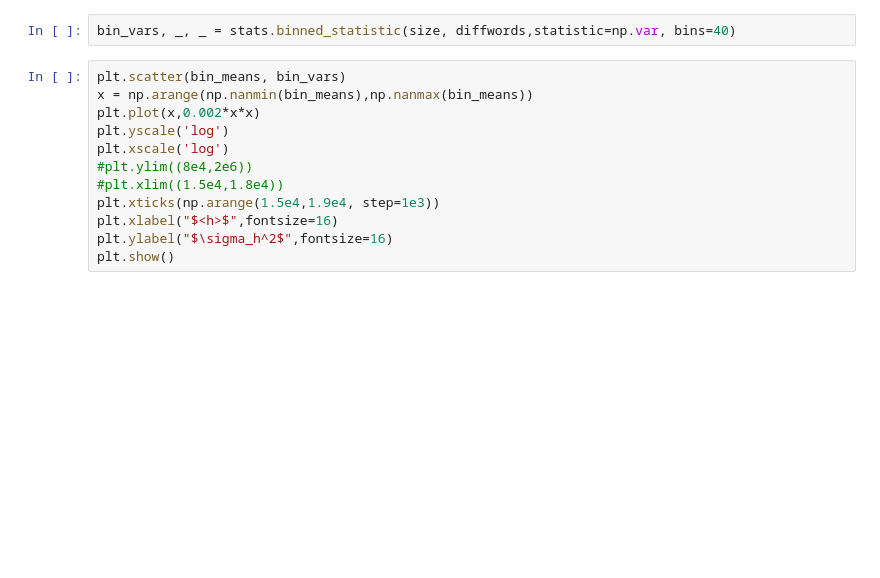
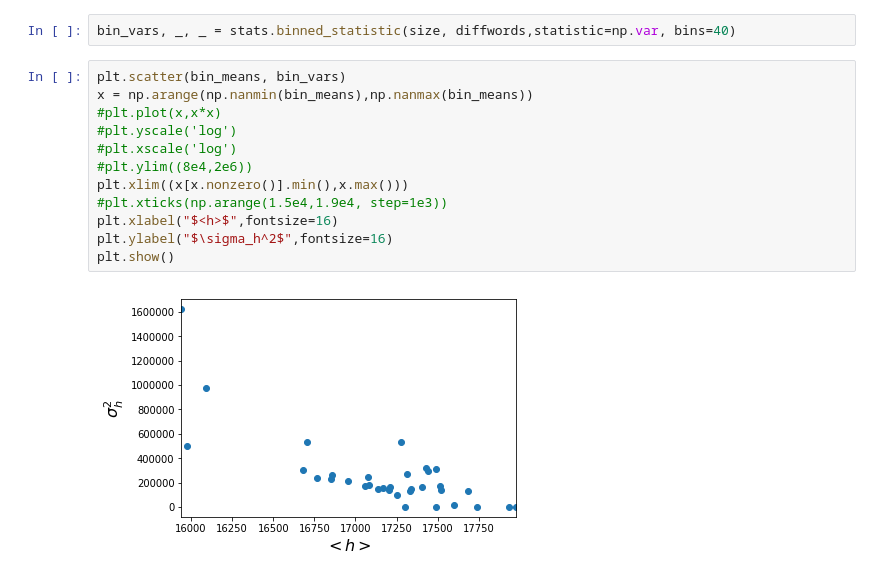
Before and after one commit to fvalle1/master_thesis, a Jupyter notebook: Heaps.ipynb, the cells around one changed output. Cells and saved outputs as stored; diff of their text form; blank space fills up the shorter version.

```diff
--- a/Heaps.ipynb
+++ b/Heaps.ipynb
@@ -100,12 +130,14 @@ bin_vars, _, _ = stats.binned_statistic(size, diffwords,statistic=np.var, bins=4
 # %%
 plt.scatter(bin_means, bin_vars)
 x = np.arange(np.nanmin(bin_means),np.nanmax(bin_means))
-plt.plot(x,0.002*x*x)
-plt.yscale('log')
-plt.xscale('log')
+#plt.plot(x,x*x)
+#plt.yscale('log')
+#plt.xscale('log')
 #plt.ylim((8e4,2e6))
-#plt.xlim((1.5e4,1.8e4))
-plt.xticks(np.arange(1.5e4,1.9e4, step=1e3))
+plt.xlim((x[x.nonzero()].min(),x.max()))
+#plt.xticks(np.arange(1.5e4,1.9e4, step=1e3))
 plt.xlabel("$<h>$",fontsize=16)
 plt.ylabel("$\sigma_h^2$",fontsize=16)
 plt.show()
+# %% [output]
+[figure, added]
```
Also changed, not shown: parts of 10 cells of this notebook, 10 other files.
